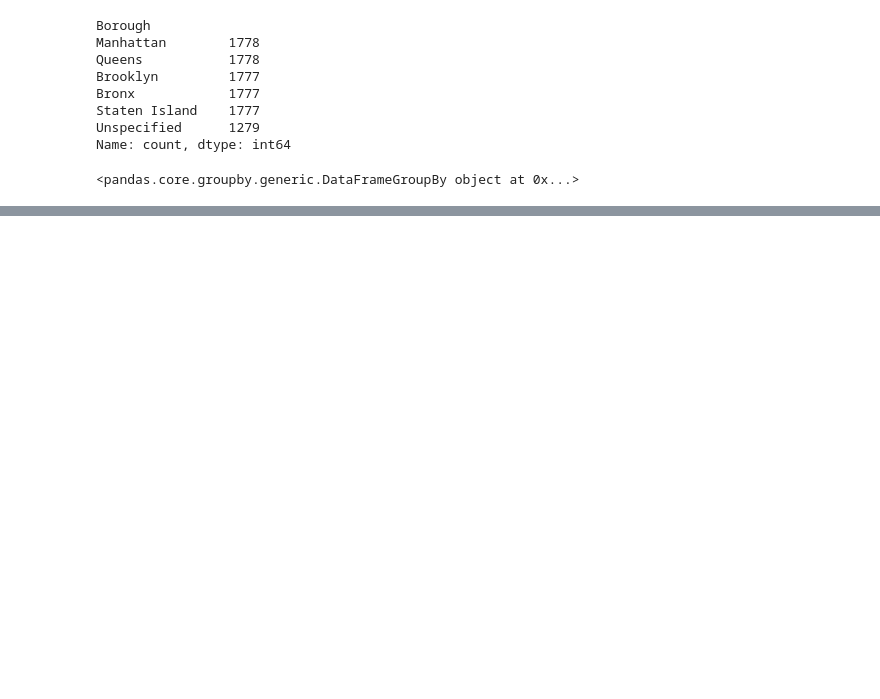
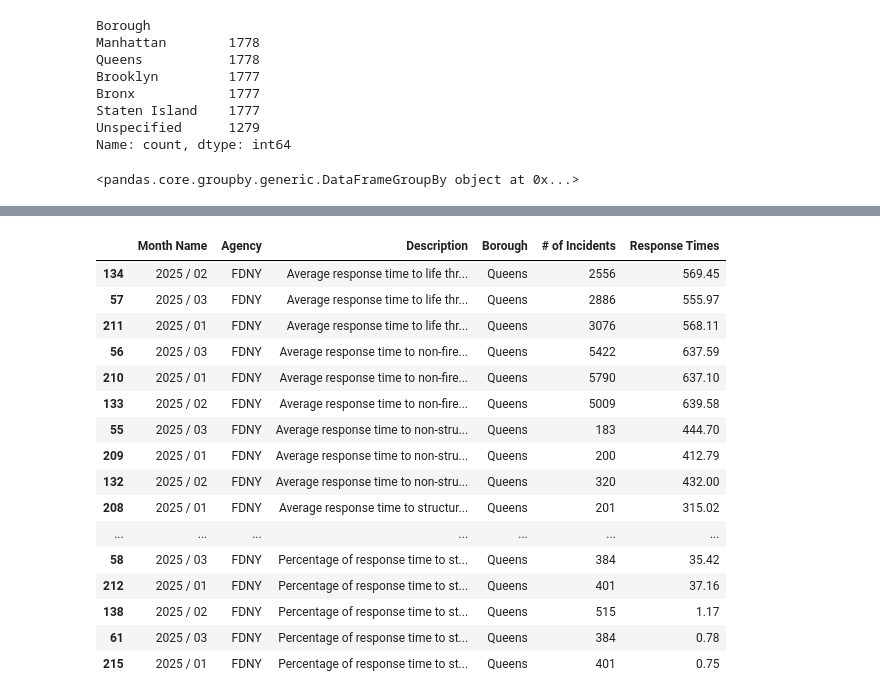
Before and after one commit to shuchi0503/2025-spring-coding-the-news, a Jupyter notebook: final-project/analysis.ipynb, the cells around one changed output, grey strips where cells are left out. Drawn from its saved outputs; the diff is of its cells as text; code cells hidden in the pictures; blank space fills up the shorter version.

```diff
--- a/final-project/analysis.ipynb
+++ b/final-project/analysis.ipynb
@@ -61,0 +297,23 @@ df.groupby("Borough")
+# %%
+## this is the filtered df for queens fdny
+qns_fdny_df= df.query("(`Month Name` == '2025 / 03' or `Month Name` == '2025 / 02' or `Month Name` == '2025 / 01') and Borough == 'Queens' \
+        and Agency == 'FDNY'").sort_values(by="Description")
+qns_fdny_df
+# %% [output]
+|  | Month Name | Agency | Description | Borough | # of Incidents | Response Times |
+| 134 | 2025 / 02 | FDNY | Average response time to life thr... | Queens | 2556 | 569.45 |
+| 57 | 2025 / 03 | FDNY | Average response time to life thr... | Queens | 2886 | 555.97 |
+| 211 | 2025 / 01 | FDNY | Average response time to life thr... | Queens | 3076 | 568.11 |
+| 56 | 2025 / 03 | FDNY | Average response time to non-fire... | Queens | 5422 | 637.59 |
+| 210 | 2025 / 01 | FDNY | Average response time to non-fire... | Queens | 5790 | 637.10 |
+| 133 | 2025 / 02 | FDNY | Average response time to non-fire... | Queens | 5009 | 639.58 |
+| 55 | 2025 / 03 | FDNY | Average response time to non-stru... | Queens | 183 | 444.70 |
+| 209 | 2025 / 01 | FDNY | Average response time to non-stru... | Queens | 200 | 412.79 |
+| 132 | 2025 / 02 | FDNY | Average response time to non-stru... | Queens | 320 | 432.00 |
+| 208 | 2025 / 01 | FDNY | Average response time to structur... | Queens | 201 | 315.02 |
+| ... | ... | ... | ... | ... | ... | ... |
+| 58 | 2025 / 03 | FDNY | Percentage of response time to st... | Queens | 384 | 35.42 |
+| 212 | 2025 / 01 | FDNY | Percentage of response time to st... | Queens | 401 | 37.16 |
+| 138 | 2025 / 02 | FDNY | Percentage of response time to st... | Queens | 515 | 1.17 |
+| 61 | 2025 / 03 | FDNY | Percentage of response time to st... | Queens | 384 | 0.78 |
+| 215 | 2025 / 01 | FDNY | Percentage of response time to st... | Queens | 401 | 0.75 |
```
Also changed, not shown: parts of 38 cells of this notebook, 5 other files.
